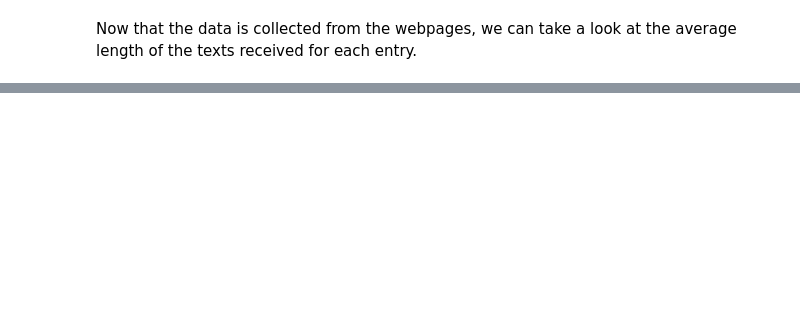
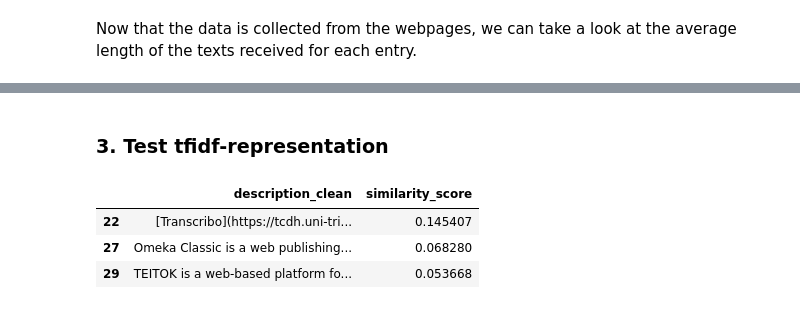
Before and after one commit to andwzn/retrieval-augmented-generation-experiment, a Jupyter notebook: rag_experiment_1.ipynb, the cells around one changed output, grey strips where cells are left out. Drawn from its saved outputs; the diff is of its cells as text; code cells hidden in the pictures; blank space fills up the shorter version.

```diff
--- a/rag_experiment_1.ipynb
+++ b/rag_experiment_1.ipynb
@@ -139,0 +315,29 @@ edition_software_info["webpages_text_preprocessed"].head()
+# %% [markdown]
+### 3. Test tfidf-representation
+# %%
+from sklearn.metrics.pairwise import cosine_similarity
+
+query = 'I am looking for a transcription tool'
+# Preprocess the query
+query = preprocess(stopwords_combined, query)
+# Transform the query to TF-IDF space
+query_tfidf = tfidf_vectorizer.transform([query])
+
+# Compute cosine similarity between the query and the documents
+similarities = cosine_similarity(query_tfidf, tfidf_matrix)
+
+similarity_df = pd.DataFrame({
+    'similarity_score': similarities[0]
+})
+
+result_df = pd.concat([edition_software_info[["description_clean"]], similarity_df], axis=1)
+result_df_sorted = result_df.sort_values(by='similarity_score', ascending=False)
+
+# print the top 3 description, that might be relevant to our query
+with pd.option_context('display.max_colwidth', None):
+    display(result_df_sorted[['description_clean', 'similarity_score']].head(3))
+# %% [output]
+|  | description_clean | similarity_score |
+| 22 | [Transcribo](https://tcdh.uni-tri... | 0.145407 |
+| 27 | Omeka Classic is a web publishing... | 0.068280 |
+| 29 | TEITOK is a web-based platform fo... | 0.053668 |
```
Also changed, not shown: parts of 38 cells of this notebook.
